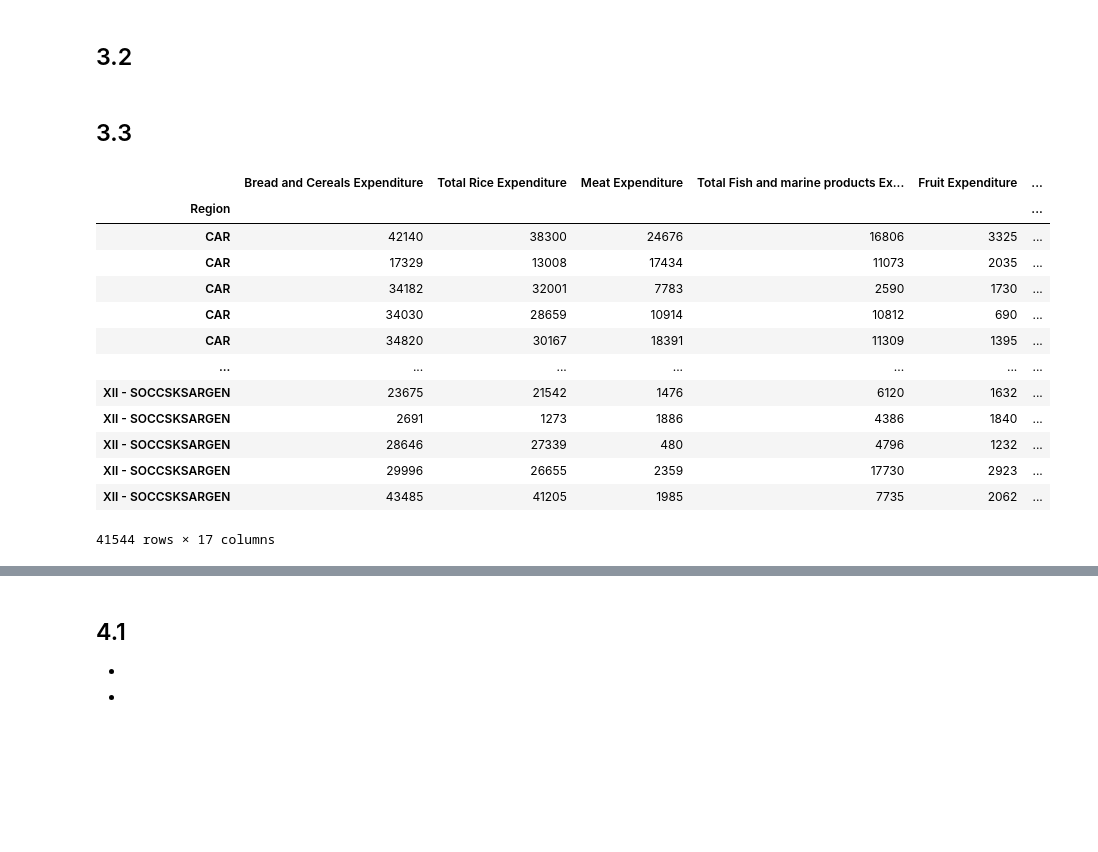
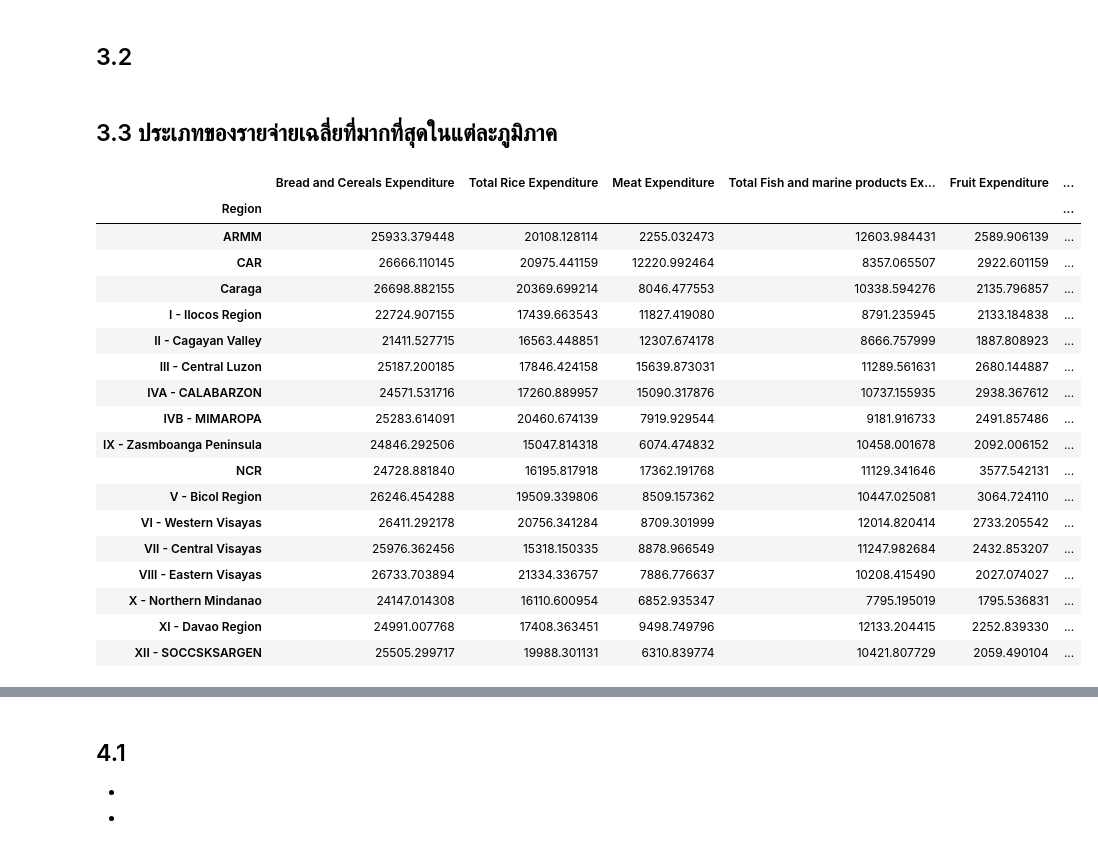
Before and after one commit to kollawachhh/Family-Income-and-Expenditure, a Jupyter notebook: FilipinoFamilyIncomeExpenditure.ipynb, the cells around one changed output, grey strips where cells are left out. Cells and saved outputs as stored; diff of their text form; code cells hidden in the pictures; blank space fills up the shorter version.

```diff
--- a/FilipinoFamilyIncomeExpenditure.ipynb
+++ b/FilipinoFamilyIncomeExpenditure.ipynb
@@ -178,24 +188,29 @@ fieIncomeExpenDiff
 # %% [markdown]
 ## 3.2
-# %% [markdown]
-## 3.3
+# %% [markdown]
+## 3.3 ประเภทของรายจ่ายเฉลี่ยที่มากที่สุดในแต่ละภูมิภาค
 # %%
 fieExpen = fie.loc[:,expenditureCol]
 fieExpen = fieExpen.join(fie.Region)
-fieExpen = fieExpen.set_index("Region")
+fieExpen = fieExpen.groupby(["Region"]).mean()
 fieExpen
 # %% [output]
 |  | Bread and Cereals Expenditure | Total Rice Expenditure | Meat Expenditure | Total Fish and marine products Ex... | Fruit Expenditure | ... |
 | Region |  |  |  |  |  | ... |
-| CAR | 42140 | 38300 | 24676 | 16806 | 3325 | ... |
-| CAR | 17329 | 13008 | 17434 | 11073 | 2035 | ... |
-| CAR | 34182 | 32001 | 7783 | 2590 | 1730 | ... |
-| CAR | 34030 | 28659 | 10914 | 10812 | 690 | ... |
-| CAR | 34820 | 30167 | 18391 | 11309 | 1395 | ... |
-| ... | ... | ... | ... | ... | ... | ... |
-| XII - SOCCSKSARGEN | 23675 | 21542 | 1476 | 6120 | 1632 | ... |
-| XII - SOCCSKSARGEN | 2691 | 1273 | 1886 | 4386 | 1840 | ... |
-| XII - SOCCSKSARGEN | 28646 | 27339 | 480 | 4796 | 1232 | ... |
-| XII - SOCCSKSARGEN | 29996 | 26655 | 2359 | 17730 | 2923 | ... |
-| XII - SOCCSKSARGEN | 43485 | 41205 | 1985 | 7735 | 2062 | ... |
+| ARMM | 25933.379448 | 20108.128114 | 2255.032473 | 12603.984431 | 2589.906139 | ... |
+| CAR | 26666.110145 | 20975.441159 | 12220.992464 | 8357.065507 | 2922.601159 | ... |
+| Caraga | 26698.882155 | 20369.699214 | 8046.477553 | 10338.594276 | 2135.796857 | ... |
+| I - Ilocos Region | 22724.907155 | 17439.663543 | 11827.419080 | 8791.235945 | 2133.184838 | ... |
+| II - Cagayan Valley | 21411.527715 | 16563.448851 | 12307.674178 | 8666.757999 | 1887.808923 | ... |
+| III - Central Luzon | 25187.200185 | 17846.424158 | 15639.873031 | 11289.561631 | 2680.144887 | ... |
+| IVA - CALABARZON | 24571.531716 | 17260.889957 | 15090.317876 | 10737.155935 | 2938.367612 | ... |
+| IVB - MIMAROPA | 25283.614091 | 20460.674139 | 7919.929544 | 9181.916733 | 2491.857486 | ... |
+| IX - Zasmboanga Peninsula | 24846.292506 | 15047.814318 | 6074.474832 | 10458.001678 | 2092.006152 | ... |
+| NCR | 24728.881840 | 16195.817918 | 17362.191768 | 11129.341646 | 3577.542131 | ... |
+| V - Bicol Region | 26246.454288 | 19509.339806 | 8509.157362 | 10447.025081 | 3064.724110 | ... |
+| VI - Western Visayas | 26411.292178 | 20756.341284 | 8709.301999 | 12014.820414 | 2733.205542 | ... |
+| VII - Central Visayas | 25976.362456 | 15318.150335 | 8878.966549 | 11247.982684 | 2432.853207 | ... |
+| VIII - Eastern Visayas | 26733.703894 | 21334.336757 | 7886.776637 | 10208.415490 | 2027.074027 | ... |
+| X - Northern Mindanao | 24147.014308 | 16110.600954 | 6852.935347 | 7795.195019 | 1795.536831 | ... |
+| XI - Davao Region | 24991.007768 | 17408.363451 | 9498.749796 | 12133.204415 | 2252.839330 | ... |
+| XII - SOCCSKSARGEN | 25505.299717 | 19988.301131 | 6310.839774 | 10421.807729 | 2059.490104 | ... |
-41544 rows × 17 columns
```
Also changed, not shown: parts of 11 cells of this notebook.
